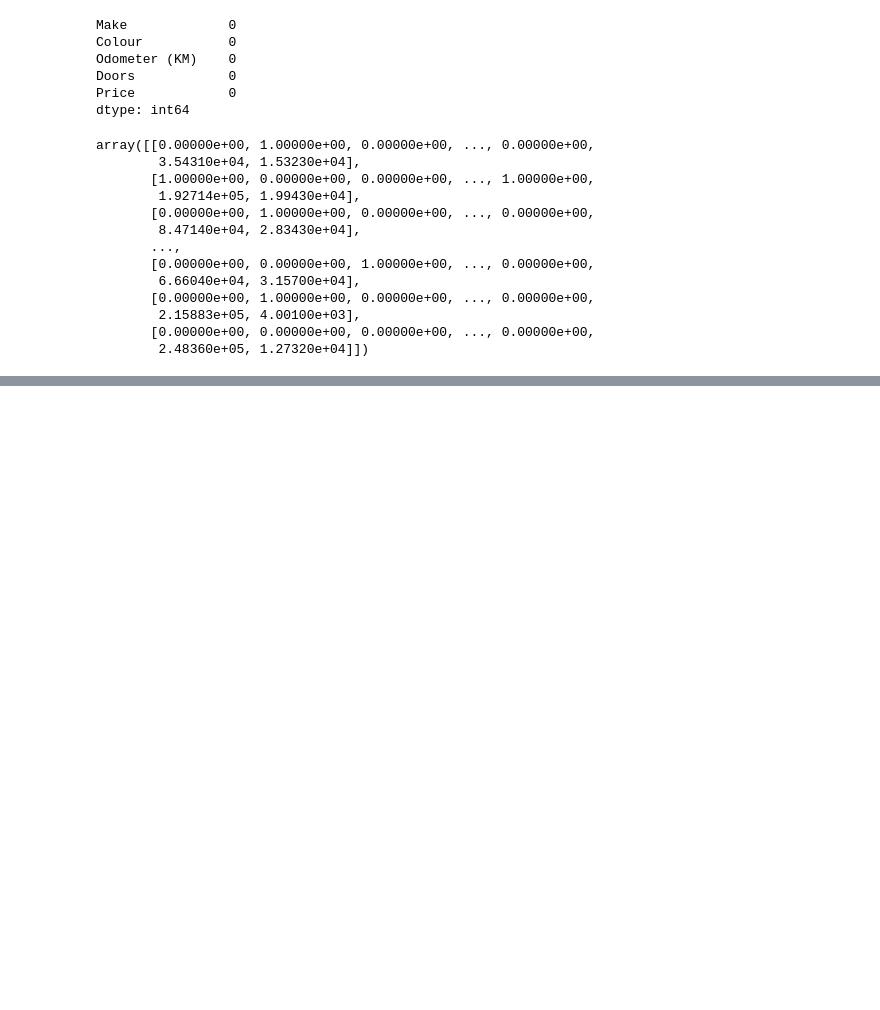
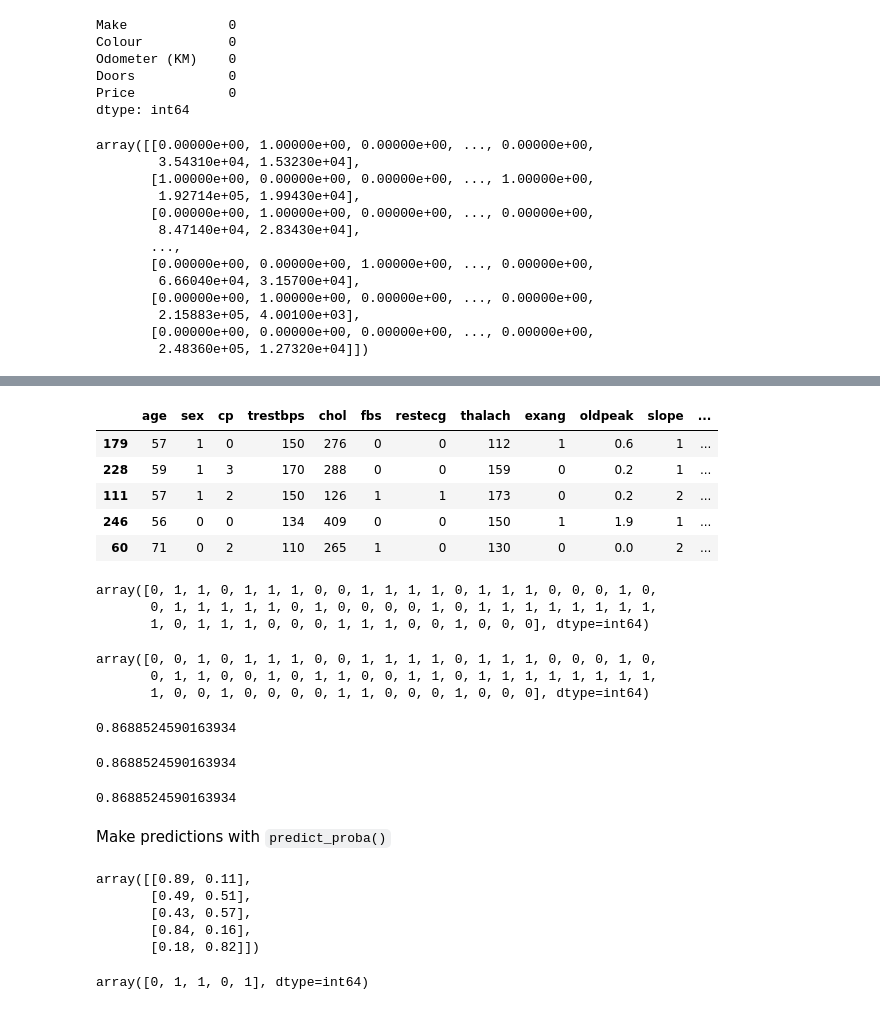
Before and after one commit to Psp29onetwo/ML_Playground, a Jupyter notebook: introduction-to-scikit-learn-in-detail.ipynb, the cells around one changed output, grey strips where cells are left out. Drawn from its saved outputs; the diff is of its cells as text; code cells hidden in the pictures; blank space fills up the shorter version.

```diff
--- a/introduction-to-scikit-learn-in-detail.ipynb
+++ b/introduction-to-scikit-learn-in-detail.ipynb
@@ -340,0 +549,3 @@ array([[0.00000e+00, 1.00000e+00, 0.00000e+00, ..., 0.00000e+00,
+# %%
+heart_disease = pd.read_csv("data/heart-disease.csv")
+heart_disease.head()
@@ -340,0 +585,20 @@ array([[0.00000e+00, 1.00000e+00, 0.00000e+00, ..., 0.00000e+00,
+# %%
+# Import the RandomForestClassifier estimator class
+from sklearn.ensemble import RandomForestClassifier
+
+# Set the random seed
+np.random.seed(42)
+
+# Create the Data
+X = heart_disease.drop("target", axis=1)
+y = heart_disease["target"]
+
+# Split the data into train and test set
+X_train, X_test, y_train, y_test = train_test_split(X, y, test_size=0.2)
+
+# Instantiate the RandomForestClassifier
+rf_clf = RandomForestClassifier()
+rf_clf.fit(X_train, y_train)
+
+# Check the score of the RandomForestClassifier
+rf_clf.score(X_test, y_test)
@@ -340,0 +633,51 @@ array([[0.00000e+00, 1.00000e+00, 0.00000e+00, ..., 0.00000e+00,
+# %%
+X_test.head()
+# %% [output]
+|  | age | sex | cp | trestbps | chol | fbs | restecg | thalach | exang | oldpeak | slope | ... |
+| 179 | 57 | 1 | 0 | 150 | 276 | 0 | 0 | 112 | 1 | 0.6 | 1 | ... |
+| 228 | 59 | 1 | 3 | 170 | 288 | 0 | 0 | 159 | 0 | 0.2 | 1 | ... |
+| 111 | 57 | 1 | 2 | 150 | 126 | 1 | 1 | 173 | 0 | 0.2 | 2 | ... |
+| 246 | 56 | 0 | 0 | 134 | 409 | 0 | 0 | 150 | 1 | 1.9 | 1 | ... |
+| 60 | 71 | 0 | 2 | 110 | 265 | 1 | 0 | 130 | 0 | 0.0 | 2 | ... |
+# %%
+clf.predict(X_test)
+# %% [output]
+array([0, 1, 1, 0, 1, 1, 1, 0, 0, 1, 1, 1, 1, 0, 1, 1, 1, 0, 0, 0, 1, 0,
+       0, 1, 1, 1, 1, 1, 0, 1, 0, 0, 0, 0, 1, 0, 1, 1, 1, 1, 1, 1, 1, 1,
+       1, 0, 1, 1, 1, 0, 0, 0, 1, 1, 1, 0, 0, 1, 0, 0, 0], dtype=int64)
+# %%
+np.array(y_test)
+# %% [output]
+array([0, 0, 1, 0, 1, 1, 1, 0, 0, 1, 1, 1, 1, 0, 1, 1, 1, 0, 0, 0, 1, 0,
+       0, 1, 1, 0, 0, 1, 0, 1, 1, 0, 0, 1, 1, 0, 1, 1, 1, 1, 1, 1, 1, 1,
+       1, 0, 0, 1, 0, 0, 0, 0, 1, 1, 0, 0, 0, 1, 0, 0, 0], dtype=int64)
+# %%
+# Compare predictions to the truth lables to evaluate the model
+y_preds = clf.predict(X_test)
+np.mean(y_preds == y_test)
+# %% [output]
+0.8688524590163934
+# %%
+clf.score(X_test, y_test)
+# %% [output]
+0.8688524590163934
+# %%
+from sklearn.metrics import accuracy_score
+accuracy_score(y_test, y_preds)
+# %% [output]
+0.8688524590163934
+# %% [markdown]
+Make predictions with `predict_proba()`
+# %%
+# predict_proba() returns probablities of a classification lable
+rf_clf.predict_proba(X_test[:5]) # using random forest classification model here because LinearSVC doesnot support predict_proba() and since both LinearSVC and ReandomForestClassifier have common dataset heart_disease it will work.
+# %% [output]
+array([[0.89, 0.11],
+       [0.49, 0.51],
+       [0.43, 0.57],
+       [0.84, 0.16],
+       [0.18, 0.82]])
+# %%
+rf_clf.predict(X_test[:5])
+# %% [output]
+array([0, 1, 1, 0, 1], dtype=int64)
```
Also changed, not shown: parts of 47 cells of this notebook, 1 other file.
